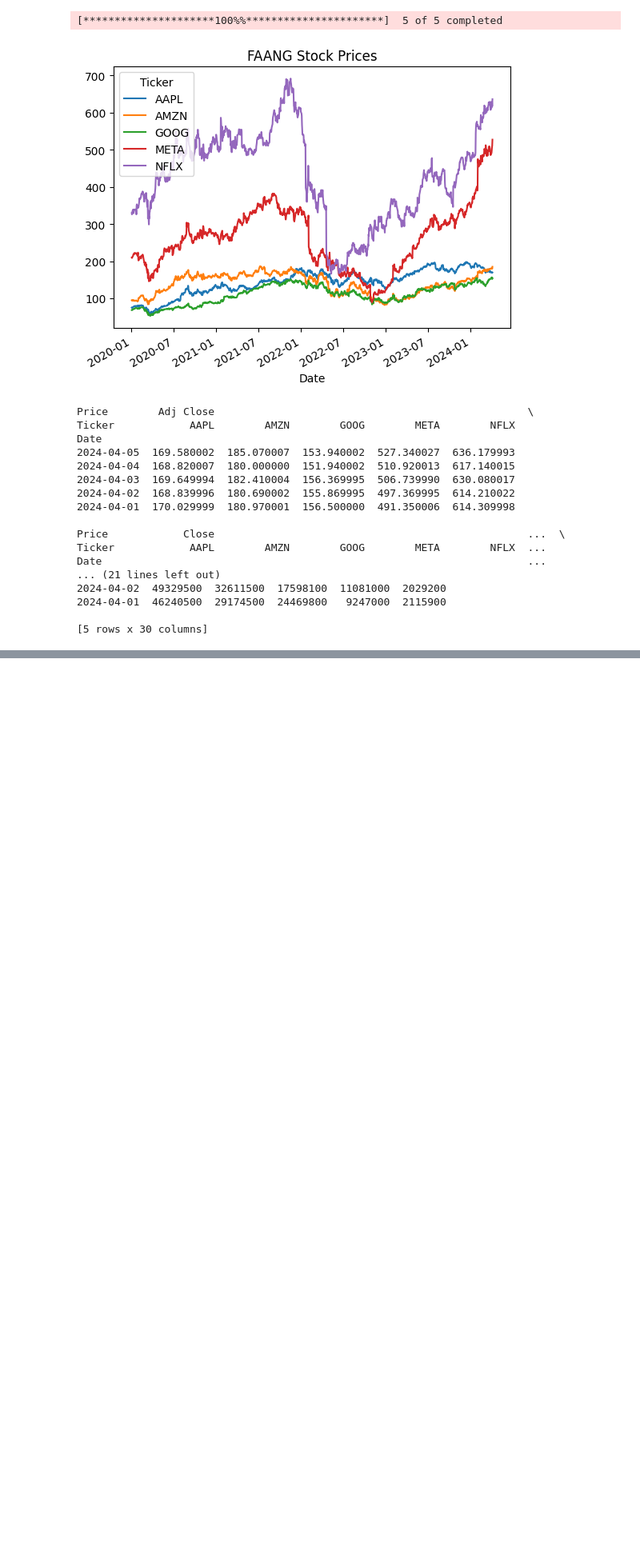
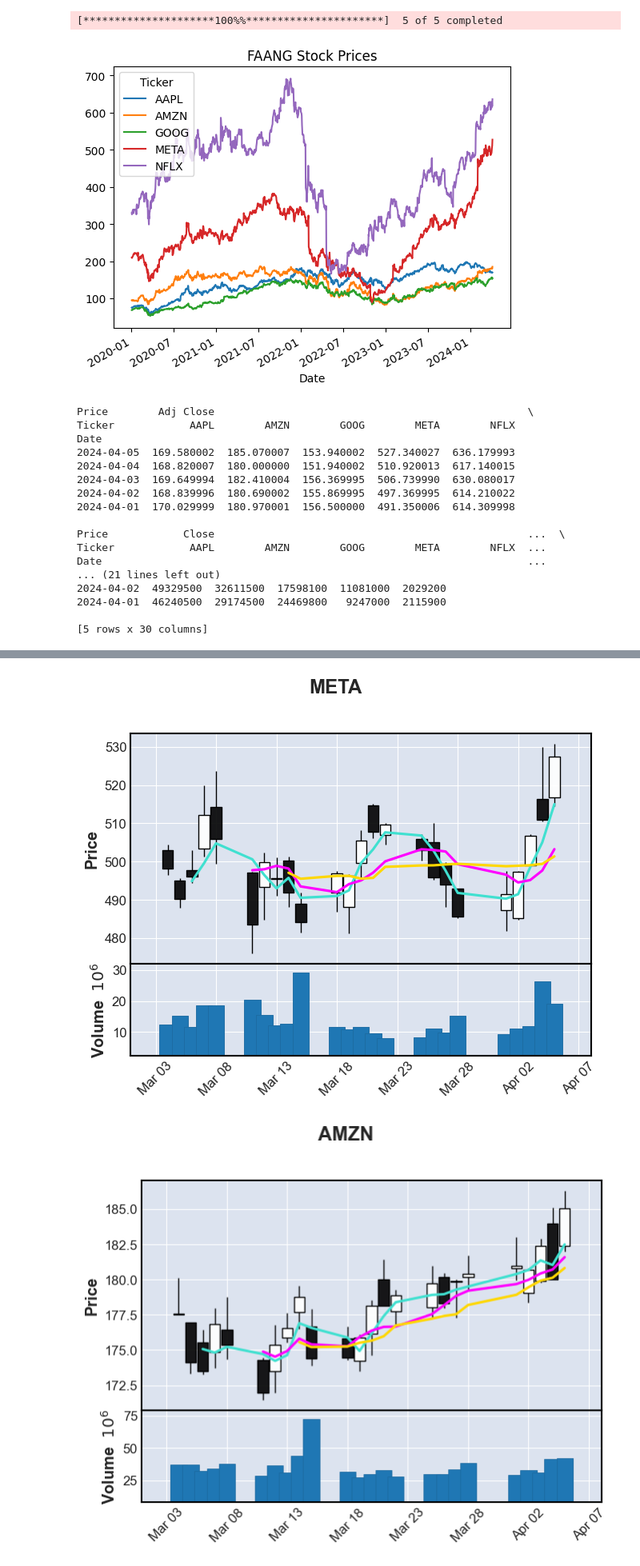
Before and after one commit to MPauline26/StockPriceModelling, a Jupyter notebook: StockPriceModelling.ipynb, the cells around one changed output, grey strips where cells are left out. Shown at 80% size. Saved outputs shown, nothing was run; the diff lists cells and outputs as text; code cells hidden in the pictures; blank space fills up the shorter version.

```diff
--- a/StockPriceModelling.ipynb
+++ b/StockPriceModelling.ipynb
@@ -38,3 +46,5 @@ Date                                                                    ...
 # %%
 data_close = data['Close'].reset_index()
 data = data.stack(future_stack=True).reset_index().sort_values(['Date','Ticker'])
+data.index = pd.DatetimeIndex(data['Date'])
+data.drop(columns=['Date'])
@@ -72,0 +99,6 @@ plt.show()
+# %%
+for s in stocks:
+    mpf.plot(data[(data.Ticker == str(s)) & (data.Date > start_date_ohcl)],type='candle',mav=(3,6,9),volume=True,show_nontrading=True, title=str(s))
+# %% [output]
+[figure, added]
+[figure, added]
```
Also changed, not shown: parts of 8 cells of this notebook.
